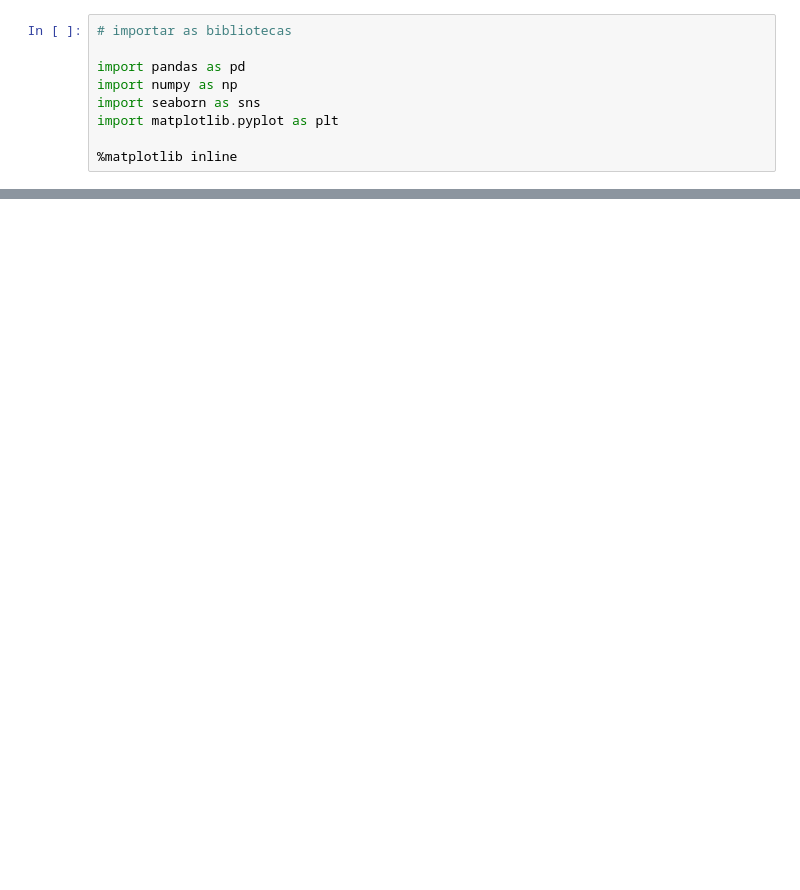
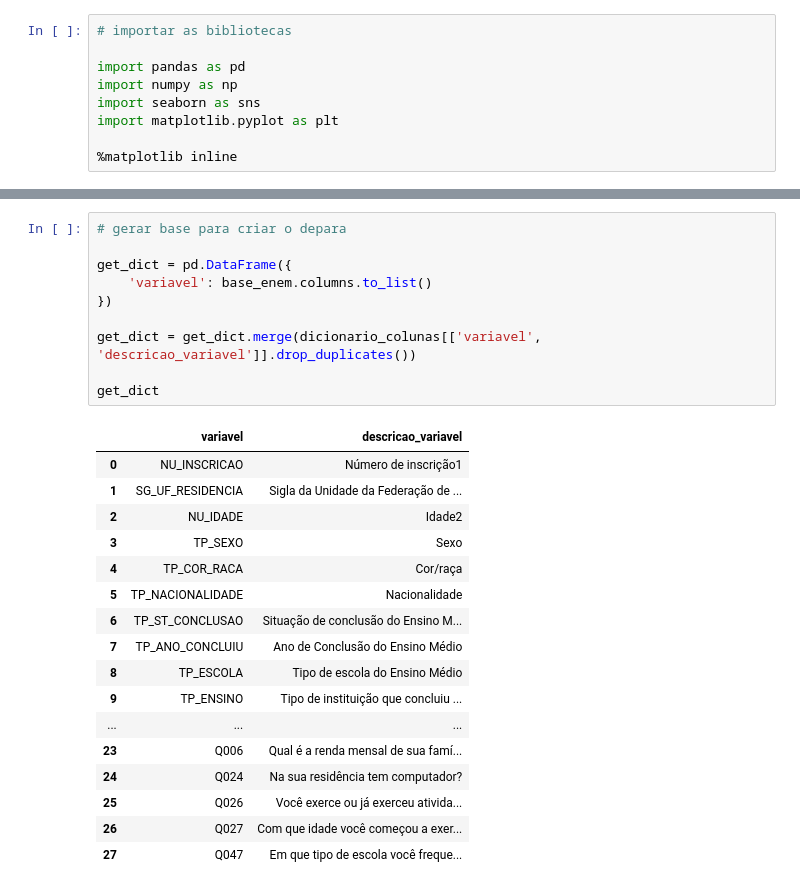
Before and after one commit to leticiafaria7/case-enem, a Jupyter notebook: analises-enem.ipynb, the cells around one changed output, grey strips where cells are left out. Saved outputs shown, nothing was run; the diff lists cells and outputs as text; blank space fills up the shorter version.

Commit message:
alteracao do depara e inicio das analises

```diff
--- a/analises-enem.ipynb
+++ b/analises-enem.ipynb
@@ -38,0 +49,28 @@ dicionario_colunas.head()
+# %%
+# gerar base para criar o depara
+
+get_dict = pd.DataFrame({
+    'variavel': base_enem.columns.to_list()
+})
+
+get_dict = get_dict.merge(dicionario_colunas[['variavel', 'descricao_variavel']].drop_duplicates())
+
+get_dict
+# %% [output]
+|  | variavel | descricao_variavel |
+| 0 | NU_INSCRICAO | Número de inscrição1 |
+| 1 | SG_UF_RESIDENCIA | Sigla da Unidade da Federação de ... |
+| 2 | NU_IDADE | Idade2 |
+| 3 | TP_SEXO | Sexo |
+| 4 | TP_COR_RACA | Cor/raça |
+| 5 | TP_NACIONALIDADE | Nacionalidade |
+| 6 | TP_ST_CONCLUSAO | Situação de conclusão do Ensino M... |
+| 7 | TP_ANO_CONCLUIU | Ano de Conclusão do Ensino Médio |
+| 8 | TP_ESCOLA | Tipo de escola do Ensino Médio |
+| 9 | TP_ENSINO | Tipo de instituição que concluiu ... |
+| ... | ... | ... |
+| 23 | Q006 | Qual é a renda mensal de sua famí... |
+| 24 | Q024 | Na sua residência tem computador? |
+| 25 | Q026 | Você exerce ou já exerceu ativida... |
+| 26 | Q027 | Com que idade você começou a exer... |
+| 27 | Q047 | Em que tipo de escola você freque... |
```
Also changed, not shown: parts of 14 cells of this notebook, 1 other file.
